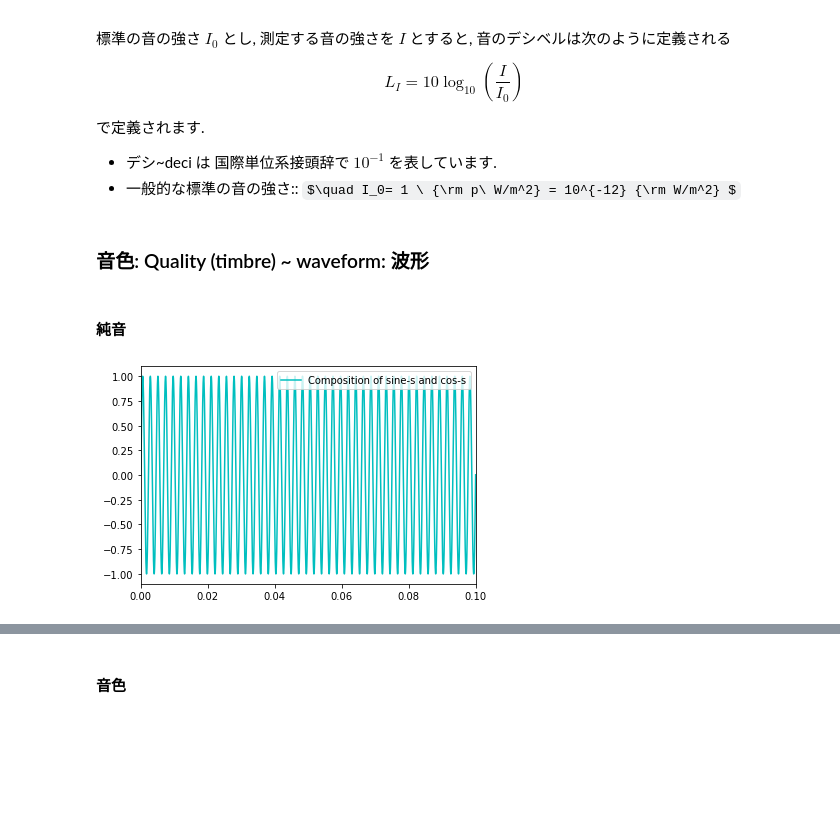
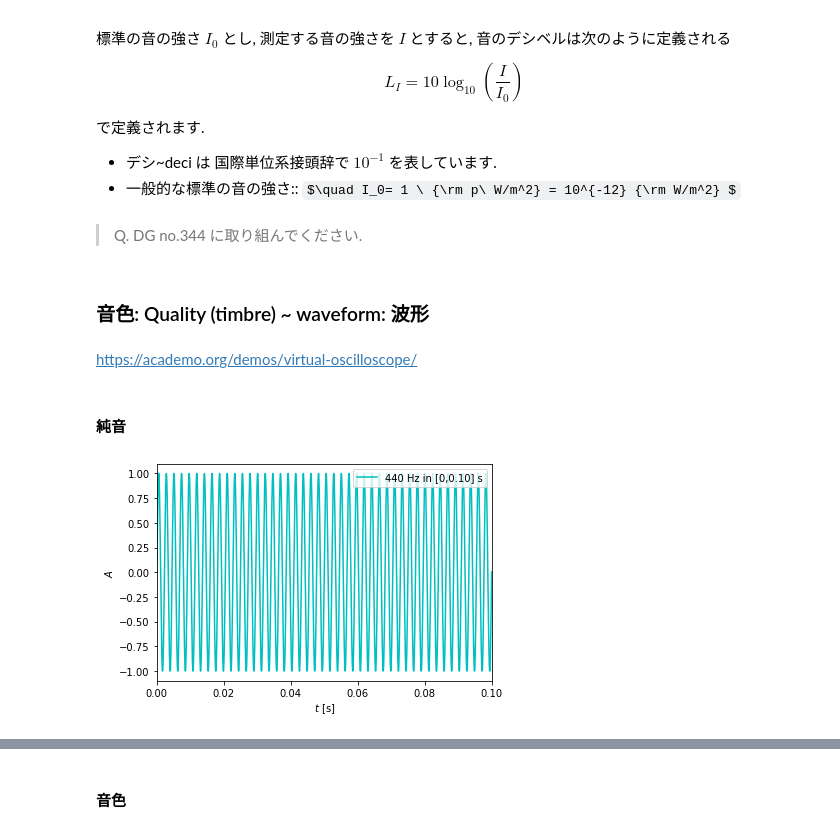
Before and after one commit to miokobayashii/AppliedPhysics1, a Jupyter notebook: 2430_音の3要素_応用物理1.ipynb, the cells around one changed output, grey strips where cells are left out. Saved outputs shown, nothing was run; the diff lists cells and outputs as text; code cells hidden in the pictures; some formulas as TeX source; blank space fills up the shorter version.

```diff
--- a/2430_音の3要素_応用物理1.ipynb
+++ b/2430_音の3要素_応用物理1.ipynb
@@ -181,34 +187,40 @@ L_I = 10 \log_{10} \left( \dfrac{I}{I_0}\right)
 で定義されます.
 - デシ~deci は 国際単位系接頭辞で $10^{-1}$ を表しています.
 - 一般的な標準の音の強さ:: $\quad I_0= 1 \ {\rm p\ W/m^2} = 10^{-12} {\rm W/m^2} $
+# %% [markdown]
+> Q. DG no.344 に取り組んでください.
 # %% [markdown]
 ### 音色: Quality (timbre) ~ waveform: 波形
+# %% [markdown]
+https://academo.org/demos/virtual-oscilloscope/
 # %% [markdown]
 #### 純音
 # %%
 #@title A=440Hz A-t グラフ
 % matplotlib inline
 import matplotlib.pyplot as plt
 #https://colab.research.google.com/drive/1--xY78_ZTFwpI7F2ZfaeyFKiAOG2nkwd
 # Needed imports
 import numpy as np
 from IPython.display import Audio
 from scipy.io import wavfile
 
 # Generate a sound
 import numpy as np
 framerate = 44100
 T = 2
 
 f_A = 440
 # f_2A = 2*f_A
 
 t0 = np.linspace(0, T, framerate*T)
-data0 = np.sin(2*np.pi*f_A*t)
+data0 = np.sin(2*np.pi*f_A*t0)
 
-plt.plot(t0, data0, '-c', label='Composition of sine-s and cos-s')
+plt.plot(t0, data0, '-c', label='440 Hz in [0,0.10] s')
 plt.legend(loc='upper right')
 plt.xlim(0, 1.0/10)
+plt.xlabel("$t$ [s]")
+plt.ylabel("$A$ ")
 plt.show()
 # %% [output]
-[figure, old version]
+[figure, new version]
```
Also changed, not shown: parts of 4 cells of this notebook.
